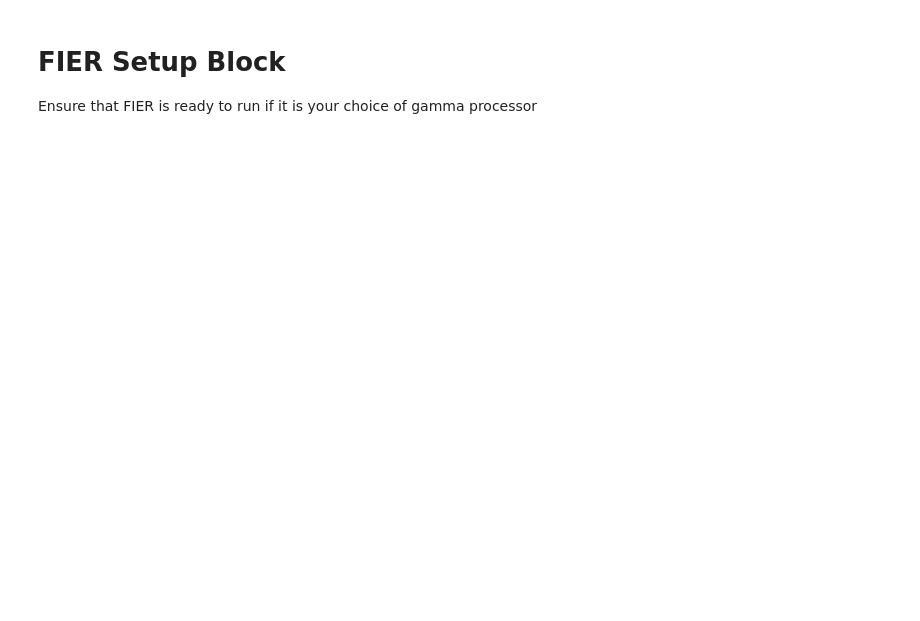
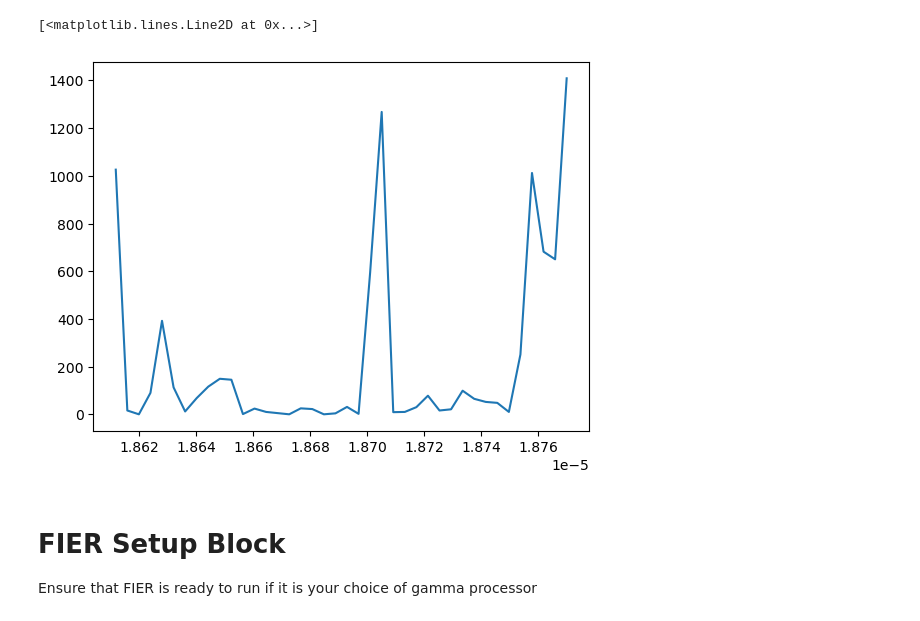
Before and after one commit to iankolaja/PEARLSim, a Jupyter notebook: process_decoupled_results.ipynb, the cells around one changed output. Cells and saved outputs as stored; diff of their text form; code cells hidden in the pictures; blank space fills up the shorter version.

```diff
--- a/process_decoupled_results.ipynb
+++ b/process_decoupled_results.ipynb
@@ -348,3 +99,13 @@ for i in range(1,1+num_steps):
+# %%
+counts, bins = np.histogram(dist,  bins=40)
+bin_centers = (bins[1:]-bins[:1])/2
+plot.figure()
+plot.plot(bins[1:], counts)
+#for pass_avg in avg:
+#    plot.vlines(pass_avg,0,3500)
+# %% [output]
+[<matplotlib.lines.Line2D at 0x...>]
+[figure, added]
 # %% [markdown]
 # FIER Setup Block
 Ensure that FIER is ready to run if it is your choice of gamma processor
```
Also changed, not shown: parts of 12 cells of this notebook, 5 other files.
